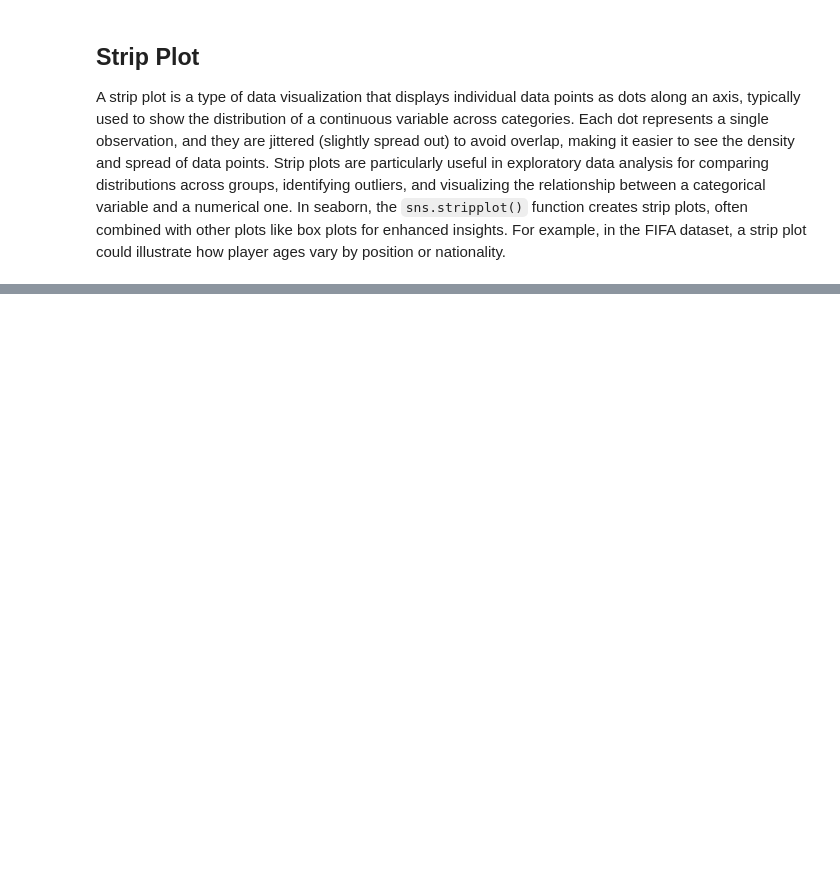
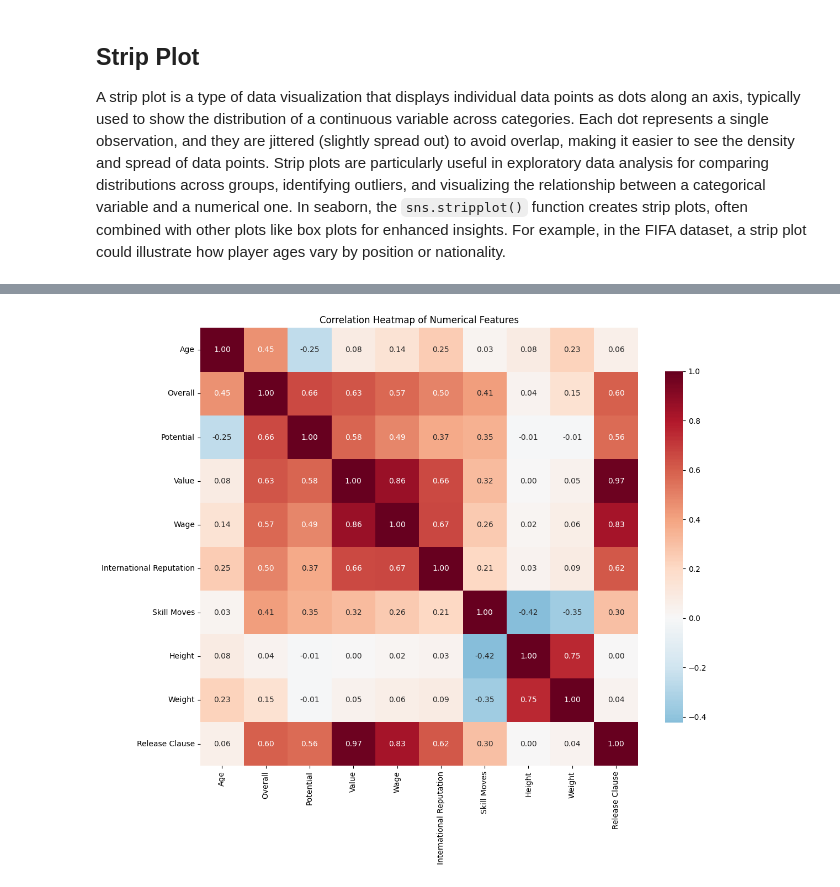
Before and after one commit to GabiYamato/DA_practice, a Jupyter notebook: 01_visualization.ipynb, the cells around one changed output, grey strips where cells are left out. Drawn from its saved outputs; the diff is of its cells as text; code cells hidden in the pictures; blank space fills up the shorter version.

```diff
--- a/01_visualization.ipynb
+++ b/01_visualization.ipynb
@@ -152,0 +239,21 @@ A strip plot is a type of data visualization that displays individual data point
+# %%
+# Correlation heatmap
+plt.figure(figsize=(12, 10))
+# Select numerical columns for correlation
+numerical_cols = ['Age', 'Overall', 'Potential', 'Value', 'Wage', 'International Reputation',
+                 'Skill Moves', 'Height', 'Weight', 'Release Clause']
+correlation_matrix = data[numerical_cols].corr()
+
+# Create heatmap with annotations
+sns.heatmap(correlation_matrix,
+            annot=True,
+            cmap='RdBu_r',
+            center=0,
+            square=True,
+            fmt='.2f',
+            cbar_kws={'shrink': .8})
+plt.title('Correlation Heatmap of Numerical Features')
+plt.tight_layout()
+plt.show()
+# %% [output]
+[figure, added]
```
Also changed, not shown: parts of 19 cells of this notebook, 2 other files.
